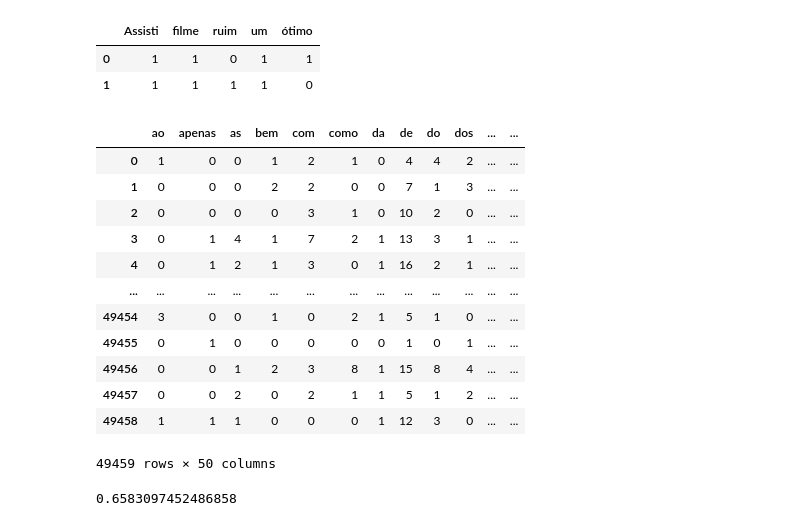
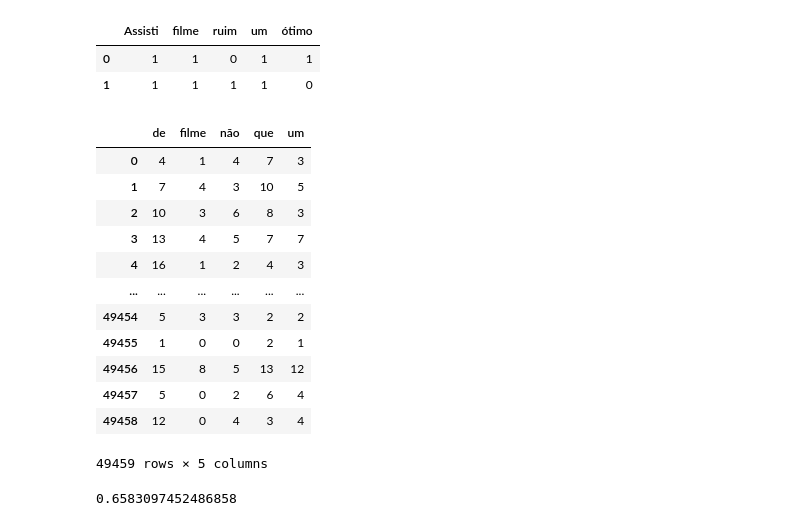
Before and after one commit to caiocoutinhoo/estudo-nlp, a Jupyter notebook: projeto1/Untitled.ipynb, the cells around one changed output. Drawn from its saved outputs; the diff is of its cells as text; code cells hidden in the pictures.

```diff
--- a/projeto1/Untitled.ipynb
+++ b/projeto1/Untitled.ipynb
@@ -97,26 +97,26 @@ matriz_esparsa
 | 0 | 1 | 1 | 0 | 1 | 1 |
 | 1 | 1 | 1 | 1 | 1 | 0 |
 # %%
-vetorizar = CountVectorizer(lowercase=True, max_features=50)
+vetorizar = CountVectorizer(lowercase=True, max_features=5)
 bag_of_words = vetorizar.fit_transform(resenha.text_pt)
 
 matriz_esparsa = pd.DataFrame.sparse.from_spmatrix(bag_of_words,
                       columns=vetorizar.get_feature_names_out())
 
 matriz_esparsa
 # %% [output]
-|  | ao | apenas | as | bem | com | como | da | de | do | dos | ... | ... |
-| 0 | 1 | 0 | 0 | 1 | 2 | 1 | 0 | 4 | 4 | 2 | ... | ... |
-| 1 | 0 | 0 | 0 | 2 | 2 | 0 | 0 | 7 | 1 | 3 | ... | ... |
-| 2 | 0 | 0 | 0 | 0 | 3 | 1 | 0 | 10 | 2 | 0 | ... | ... |
-| 3 | 0 | 1 | 4 | 1 | 7 | 2 | 1 | 13 | 3 | 1 | ... | ... |
-| 4 | 0 | 1 | 2 | 1 | 3 | 0 | 1 | 16 | 2 | 1 | ... | ... |
-| ... | ... | ... | ... | ... | ... | ... | ... | ... | ... | ... | ... | ... |
-| 49454 | 3 | 0 | 0 | 1 | 0 | 2 | 1 | 5 | 1 | 0 | ... | ... |
-| 49455 | 0 | 1 | 0 | 0 | 0 | 0 | 0 | 1 | 0 | 1 | ... | ... |
-| 49456 | 0 | 0 | 1 | 2 | 3 | 8 | 1 | 15 | 8 | 4 | ... | ... |
-| 49457 | 0 | 0 | 2 | 0 | 2 | 1 | 1 | 5 | 1 | 2 | ... | ... |
-| 49458 | 1 | 1 | 1 | 0 | 0 | 0 | 1 | 12 | 3 | 0 | ... | ... |
+|  | de | filme | não | que | um |
+| 0 | 4 | 1 | 4 | 7 | 3 |
+| 1 | 7 | 4 | 3 | 10 | 5 |
+| 2 | 10 | 3 | 6 | 8 | 3 |
+| 3 | 13 | 4 | 5 | 7 | 7 |
+| 4 | 16 | 1 | 2 | 4 | 3 |
+| ... | ... | ... | ... | ... | ... |
+| 49454 | 5 | 3 | 3 | 2 | 2 |
+| 49455 | 1 | 0 | 0 | 2 | 1 |
+| 49456 | 15 | 8 | 5 | 13 | 12 |
+| 49457 | 5 | 0 | 2 | 6 | 4 |
+| 49458 | 12 | 0 | 4 | 3 | 4 |
-49459 rows × 50 columns
+49459 rows × 5 columns
 # %%
 def classificar_texto(texto, coluna_texto, coluna_classificacao):
```
Also changed, not shown: parts of 1 cell of this notebook, 16 other files.
